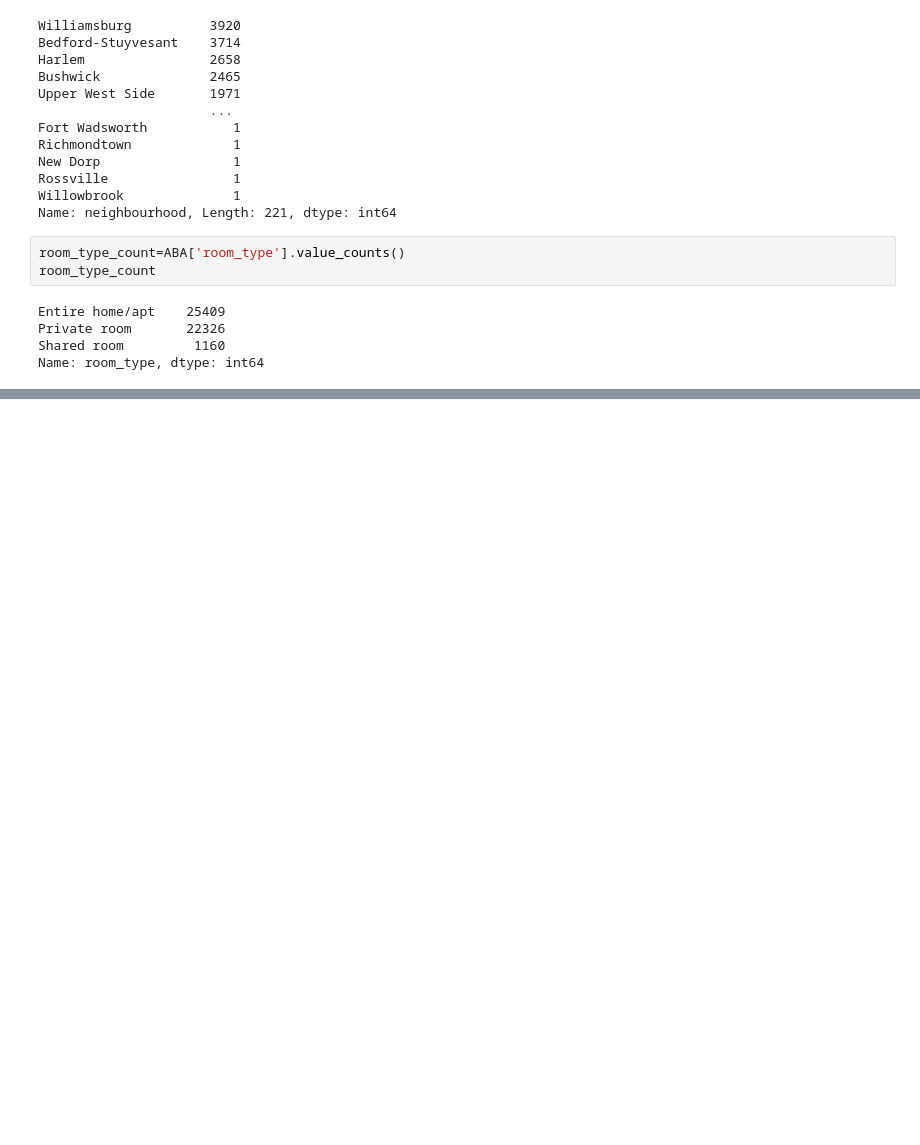
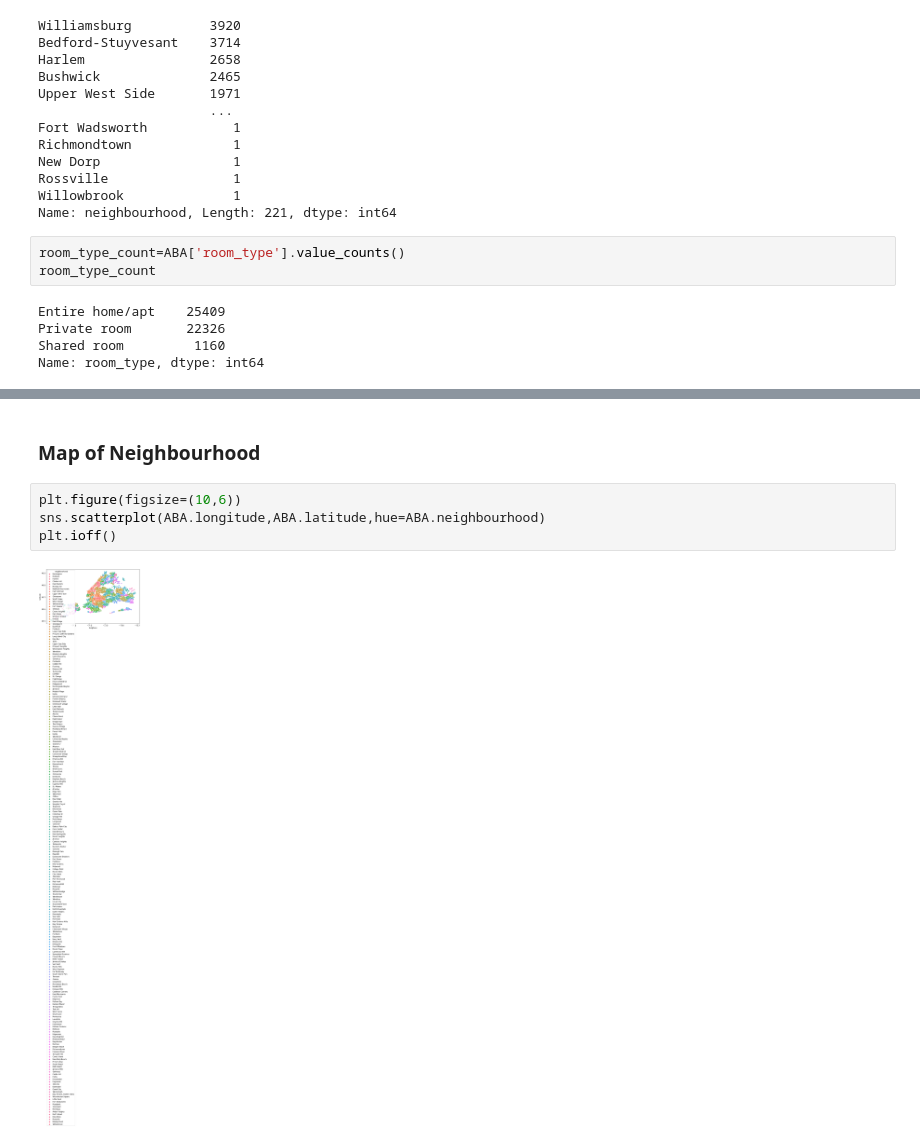
Before and after one commit to KaiwalyaZ/Airbnb-booking-analysis, a Jupyter notebook: Airbnb_Booking_Analysis_Kaiwalya.ipynb, the cells around one changed output, grey strips where cells are left out. Cells and saved outputs as stored; diff of their text form; blank space fills up the shorter version.

```diff
--- a/Airbnb_Booking_Analysis_Kaiwalya.ipynb
+++ b/Airbnb_Booking_Analysis_Kaiwalya.ipynb
@@ -173,0 +183,8 @@ Name: room_type, dtype: int64
+# %% [markdown]
+### **Map of Neighbourhood**
+# %%
+plt.figure(figsize=(10,6))
+sns.scatterplot(ABA.longitude,ABA.latitude,hue=ABA.neighbourhood)
+plt.ioff()
+# %% [output]
+[figure, added]
```
Also changed, not shown: parts of 9 cells of this notebook.
